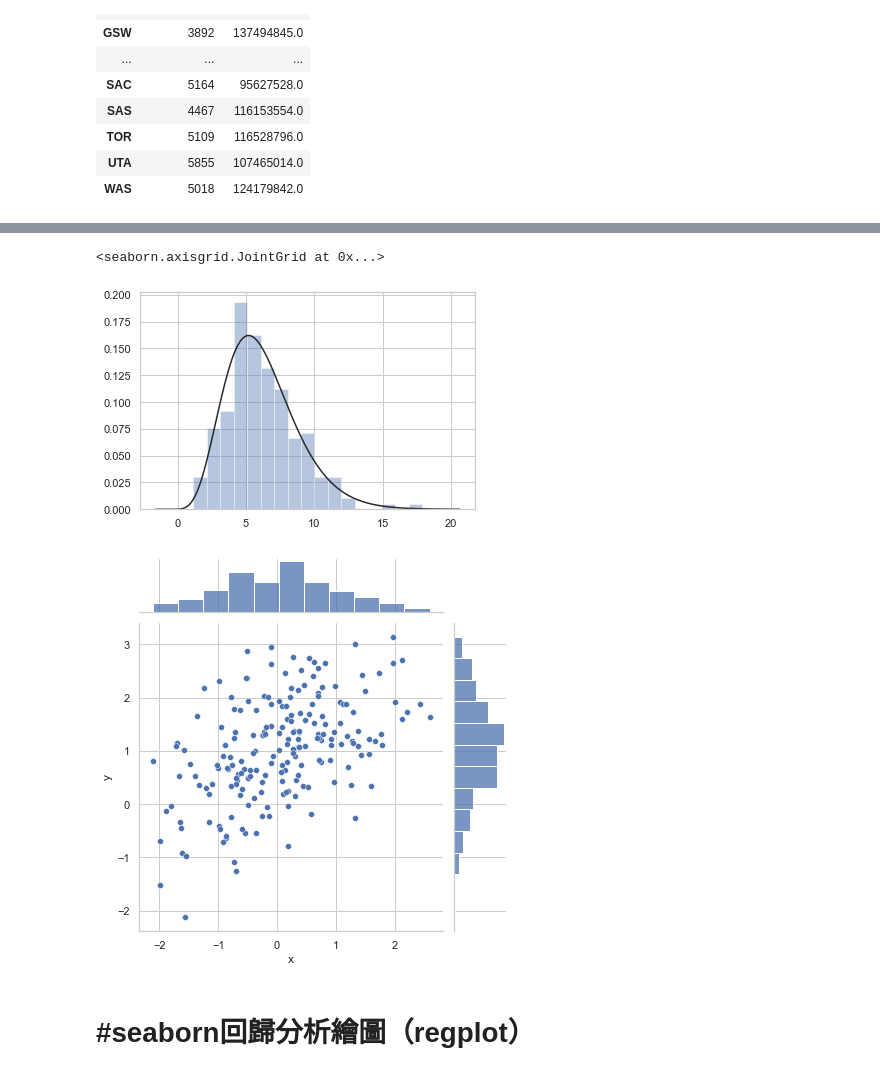
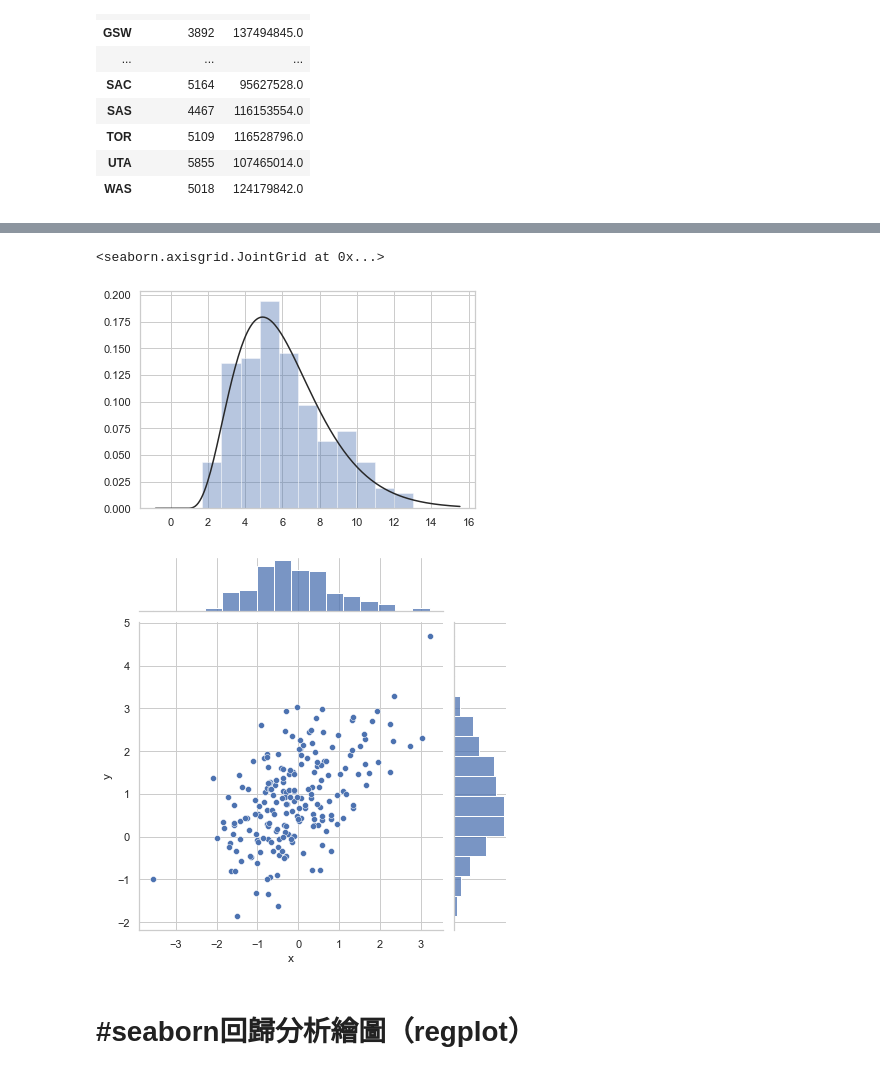
Before and after one commit to appletime81/IMLP, a Jupyter notebook: Unit02/2.4.2_Seaborn數據視覺化.ipynb, the cells around one changed output, grey strips where cells are left out. Saved outputs shown, nothing was run; the diff lists cells and outputs as text; code cells hidden in the pictures.

```diff
--- a/Unit02/2.4.2_Seaborn數據視覺化.ipynb
+++ b/Unit02/2.4.2_Seaborn數據視覺化.ipynb
@@ -103,4 +130,13 @@ ref:https://www.kaggle.com/koki25ando/salary
 | WAS | 5018 | 124179842.0 |
 # %%
 #先將資料集用groupby根據球隊分別匯總
+salary_by_team = data.groupby(by='Tm').sum().reset_index()
+salary_by_team = salary_by_team.sort_values(by='season17_18', ascending=False)
+tm_top10 = salary_by_team[1:10]
+tm = tm_top10['Tm']
+salary_sum = tm_top10['season17_18']
+plt.xticks(rotation=45)
+sns.barplot(tm, salary_sum, data=tm_top10)
+sns.color_palette('hls', 10)
+sns.set(style='whitegrid')
 # %% [output]
@@ -108,8 +144,16 @@ KeyError: 'Tm'
 # %%
+import scipy.stats as stats
+
+x = np.random.gamma(6, size=200)
+sns.distplot(x, kde=False, fit=stats.gamma)
+mean, cov = [0, 1], [(1, .5), (.5, 1)]
+data = np.random.multivariate_normal(mean, cov, 200)
+df = pd.DataFrame(data, columns=['x', 'y'])
+sns.jointplot(x='x', y='y', data=df)
 # %% [output]
 <seaborn.axisgrid.JointGrid at 0x...>
-[figure, old version]
+[figure, new version]
-[figure, old version]
+[figure, new version]
 # %% [markdown]
 # #seaborn回歸分析繪圖（regplot）
 # %%
```
Also changed, not shown: parts of 40 cells of this notebook, 4 other files.
